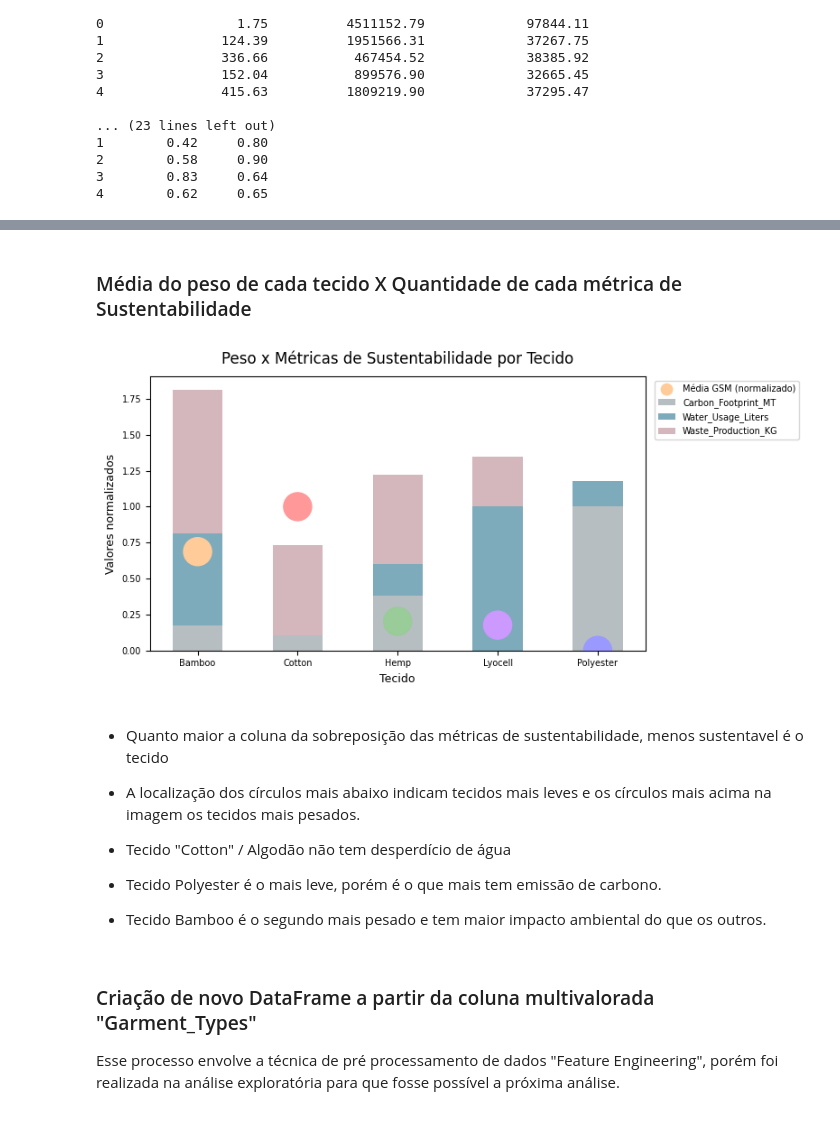
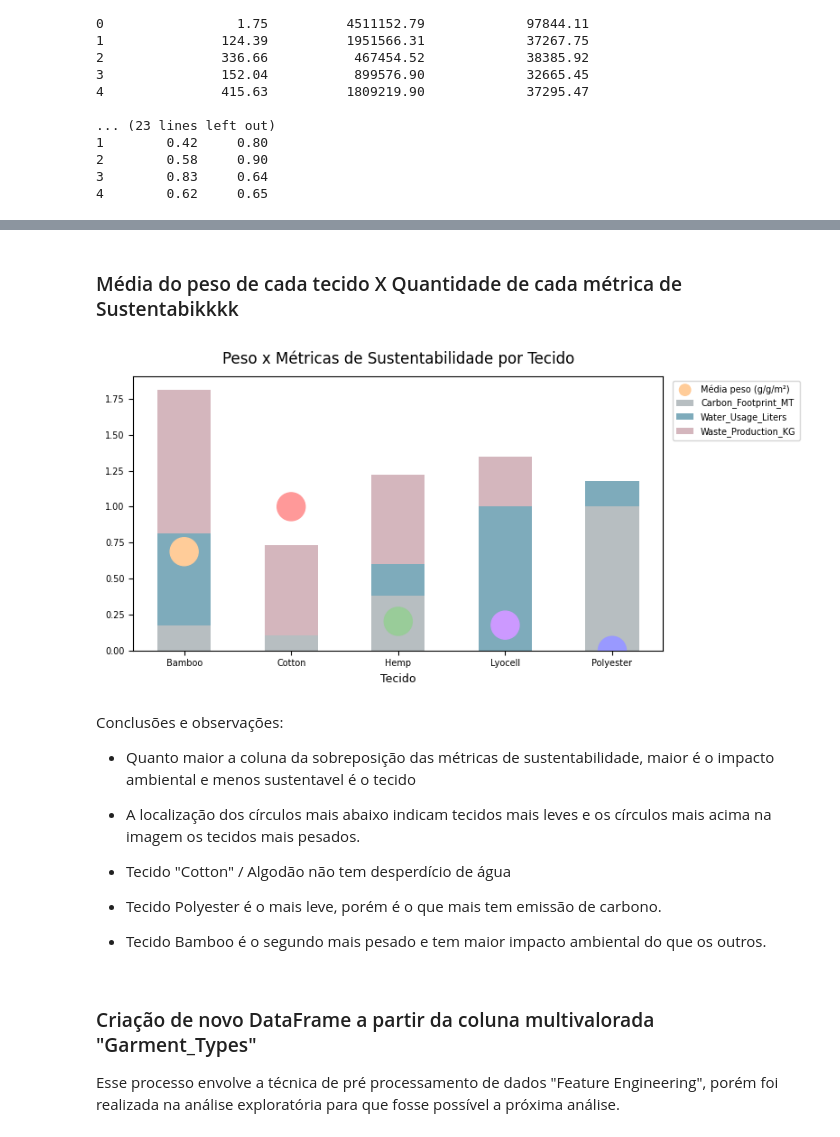
Before and after one commit to rebecapaes/MVP-posgrad-analise-dados, a Jupyter notebook: MVP_AnáliseDeDados_RebecaPaes.ipynb, the cells around one changed output, grey strips where cells are left out. Cells and saved outputs as stored; diff of their text form; code cells hidden in the pictures.

```diff
--- a/MVP_AnáliseDeDados_RebecaPaes.ipynb
+++ b/MVP_AnáliseDeDados_RebecaPaes.ipynb
@@ -664,0 +735,8 @@ dtype: object
+# %%
+# define como calcular cada média por ano
+# Agrupar por país e tecido; da lista metricas; .mean trás a média; reset_index resulta em um dataframe que ignora a ordem estipulada pelo "group_by"
+media_ano = df_sustainable_limpo.groupby(['Year', 'tecido'])[metricas].mean().reset_index()
+
+# normalização das métricas, para ficarem na mesma escala e poderem ser comparadas de igual pra igual
+for metrica in metricas:
+    media_ano[f'{metrica}_norm'] = (media_ano[metrica] - media_ano[metrica].min()) / (media_ano[metrica].max() - media_ano[metrica].min())
@@ -665,51 +789,58 @@ dtype: object
 # %% [markdown]
-### Média do peso de cada tecido X Quantidade de cada métrica de Sustentabilidade
+### Média do peso de cada tecido X Quantidade de cada métrica de Sustentabikkkk
 # %%
-metricas = ['Carbon_Footprint_MT', 'Water_Usage_Liters', 'Waste_Production_KG']
-
-# calculando média do peso por tecido
+# cálculo da média do peso por tecido
+# groupby separa apenas os parametros a serem usados; .mean trás a média; reset_index resulta em um dataframe que ignora a ordem estipulada pelo "group_by"
 media_gsm = df_properties_limpo.groupby('tecido')['gsm'].mean().reset_index()
 
-# calculando média das métricas por tecido e normalizar
+# cálculo  e normalização da média das métricas por tecido
+# pivot representa um resumo organizado de uma tabela
 pivot = df_sustainable_limpo.groupby('tecido')[metricas].mean()
 pivot_norm = (pivot - pivot.min()) / (pivot.max() - pivot.min())
 pivot_norm = pivot_norm.reset_index()
 
-# normalizar gsm tambem para ficarem na mesma escala
+# normalização do peso também, para ficarem na mesma escala
 media_gsm['gsm_norm'] = (media_gsm['gsm'] - media_gsm['gsm'].min()) / (media_gsm['gsm'].max() - media_gsm['gsm'].min())
 
+# determina o tamanho total da imagem (8x4)
 fig, ax = plt.subplots(figsize=(8, 4))
 
-# barras empilhadas por baixo
+# gráfico de barras empilhadas representando o impacto ambiental
 bottom = np.zeros(len(pivot_norm))
-cores_metricas = ['#879499', '#28738f', '#b88692']
 for j, metrica in enumerate(metricas):
-    ax.bar(pivot_norm['tecido'], pivot_norm[metrica],
-           bottom=bottom, alpha=0.6,
-           color=cores_metricas[j], label=metrica, width=0.5)
+    ax.bar(
+        pivot_norm['tecido'],
+        pivot_norm[metrica],
+        bottom=bottom,
+        alpha=0.6,
+        color=cores_metricas[metrica],
+        label=metrica,
+        width=0.5)
     bottom += pivot_norm[metrica].values
 
-# scatterplot por cima
+# scatterplot com circulos representando a média de peso de cada tecido
 ax.scatter(
     media_gsm['tecido'],
     media_gsm['gsm_norm'],
     color=[cores_tecidos[t] for t in media_gsm['tecido']],
     s=500,
     zorder=5,
-    label='Média GSM (normalizado)'
+    label='Média peso (g/m²)'
 )
 
+# exibição da imagem como um todo
 ax.set_title('Peso x Métricas de Sustentabilidade por Tecido', fontsize=12, pad=10)
 ax.set_xlabel('Tecido', fontsize=9)
-ax.set_ylabel('Valores normalizados', fontsize=9)
+ax.set_ylabel('', fontsize=9)
 ax.tick_params(labelsize=7)
 ax.legend(fontsize=7, bbox_to_anchor=(1.01, 1), loc='upper left', markerscale=0.4)
 plt.tight_layout()
 plt.show()
 # %% [output]
-[figure, old version]
+[figure, new version]
 # %% [markdown]
-- Quanto maior a coluna da sobreposição das métricas de sustentabilidade, menos sustentavel é o tecido
+Conclusões e observações:
+- Quanto maior a coluna da sobreposição das métricas de sustentabilidade, maior é o impacto ambiental e menos sustentavel é o tecido
 
 - A localização dos círculos mais abaixo indicam tecidos mais leves e os círculos mais acima na imagem os tecidos mais pesados.
 
```
Also changed, not shown: parts of 40 cells of this notebook.
